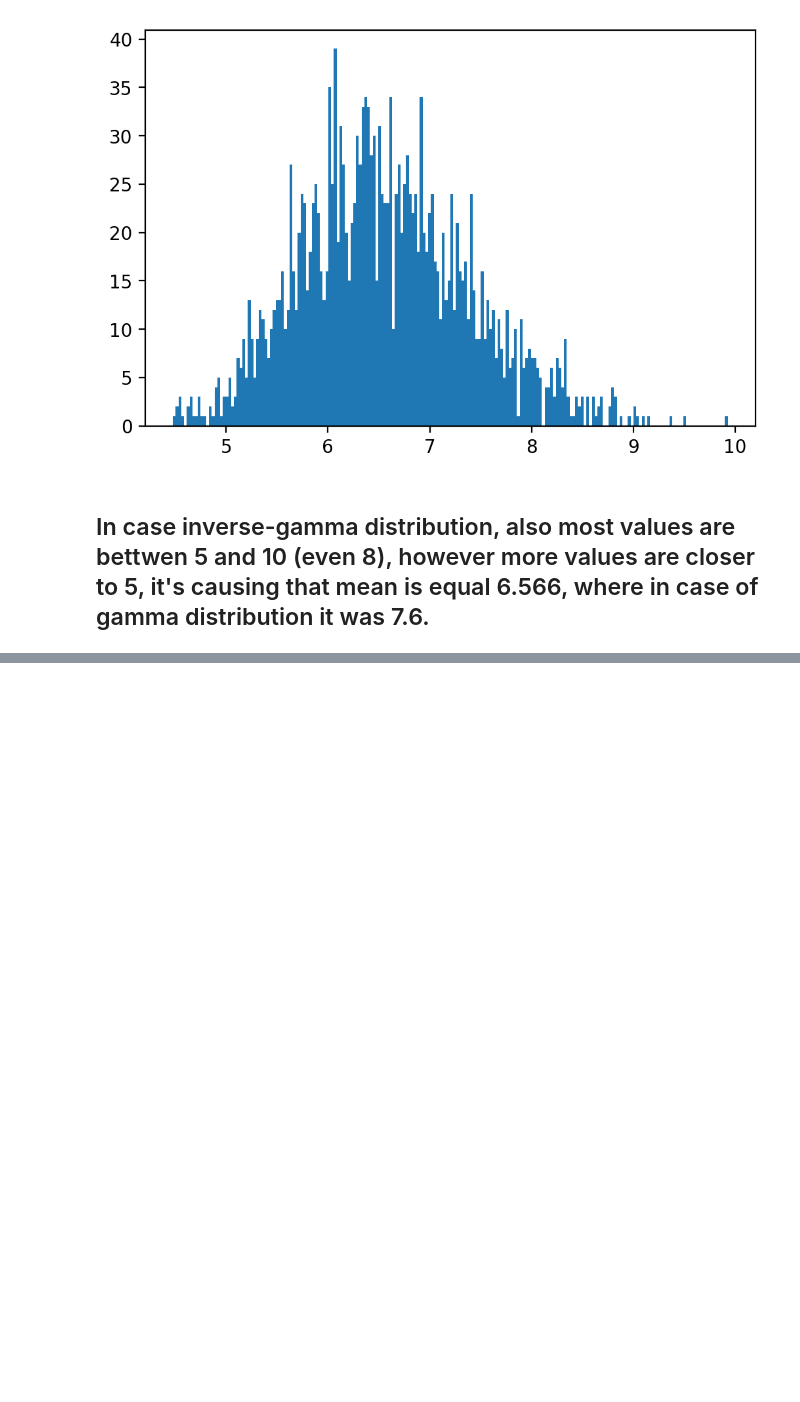
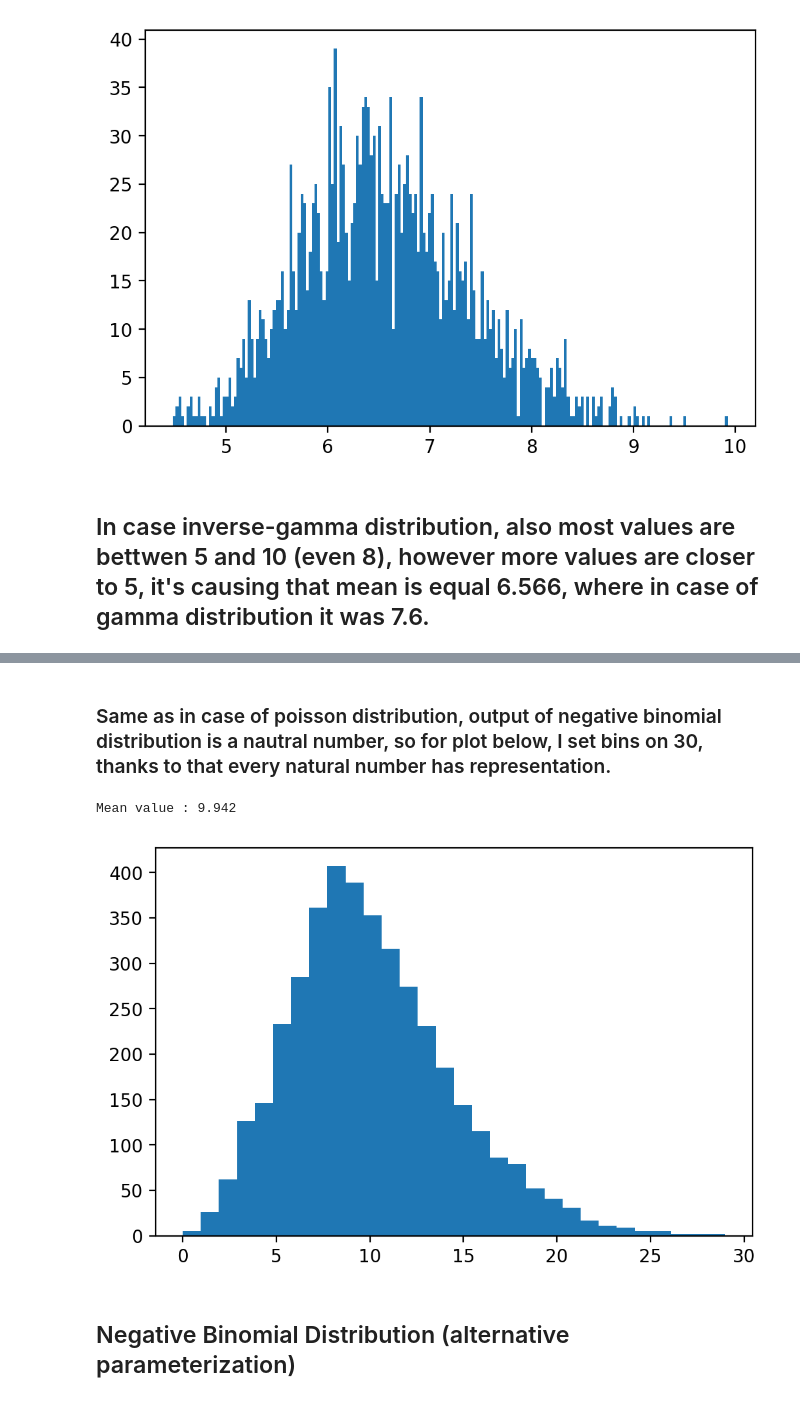
Before and after one commit to adrianmo14857/Data_Analytics, a Jupyter notebook: lab3/DA_lab3.ipynb, the cells around one changed output, grey strips where cells are left out. Drawn from its saved outputs; the diff is of its cells as text; code cells hidden in the pictures; blank space fills up the shorter version.

```diff
--- a/lab3/DA_lab3.ipynb
+++ b/lab3/DA_lab3.ipynb
@@ -244,0 +265,2 @@ Mean value : 6.566
+# %%
+nbino_model=stan_utility.compile_model('nbino.stan')
@@ -244,0 +269,21 @@ Mean value : 6.566
+# %% [markdown]
+### Same as in case of poisson distribution, output of negative binomial distribution is a nautral number, so for plot below, I set bins on 30, thanks to that every natural number has representation.
+# %%
+data=dict(alpha=10,
+            beta = 1)
+nbino_sample = nbino_model.sampling(data=data,
+                            seed=1052020,
+                            algorithm="Fixed_param",
+                            iter=1000,
+                            warmup=0)
+
+params_nbino=nbino_sample.extract()
+nbinoSamplingHist=plt.hist(params_nbino['y'], bins=30)
+
+mean_y = np.mean(params_nbino['y'])
+print('Mean value : {:5.3f}'.format(mean_y))
+# %% [output]
+Mean value : 9.942
+[figure, added]
+# %% [markdown]
+## Negative Binomial Distribution (alternative parameterization)
```
Also changed, not shown: parts of 19 cells of this notebook, 10 other files.
